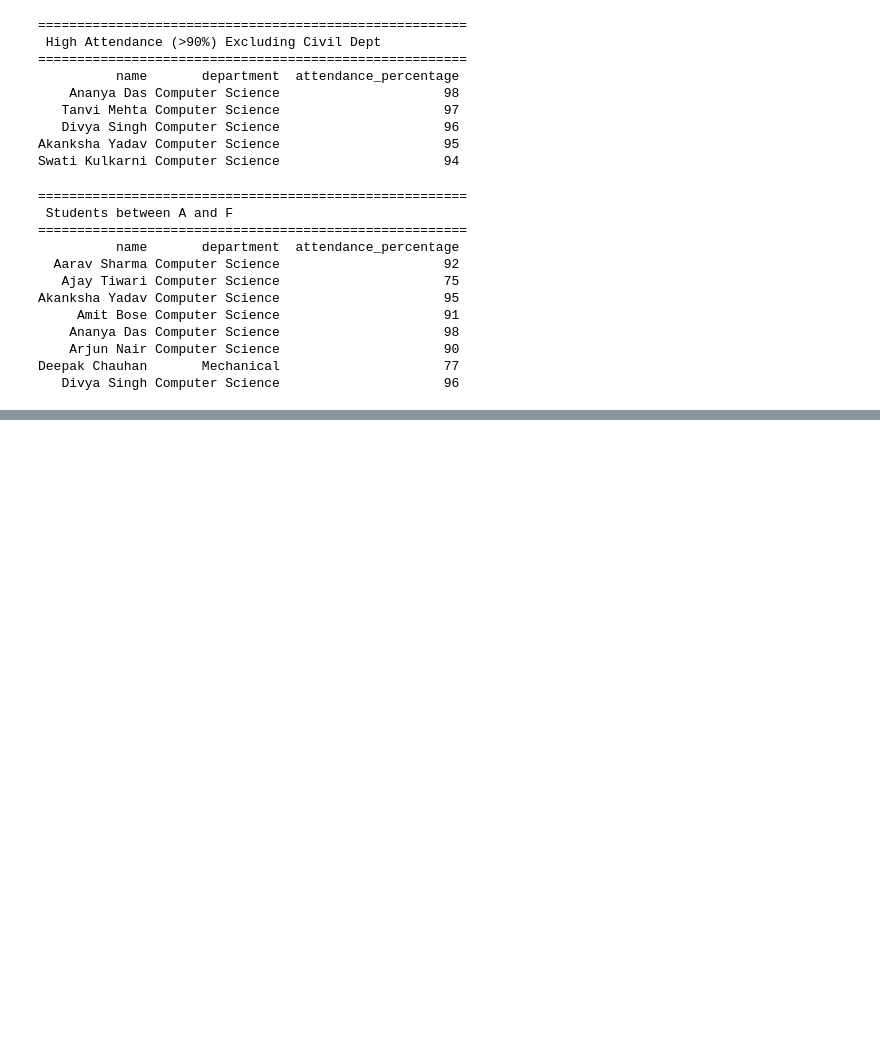
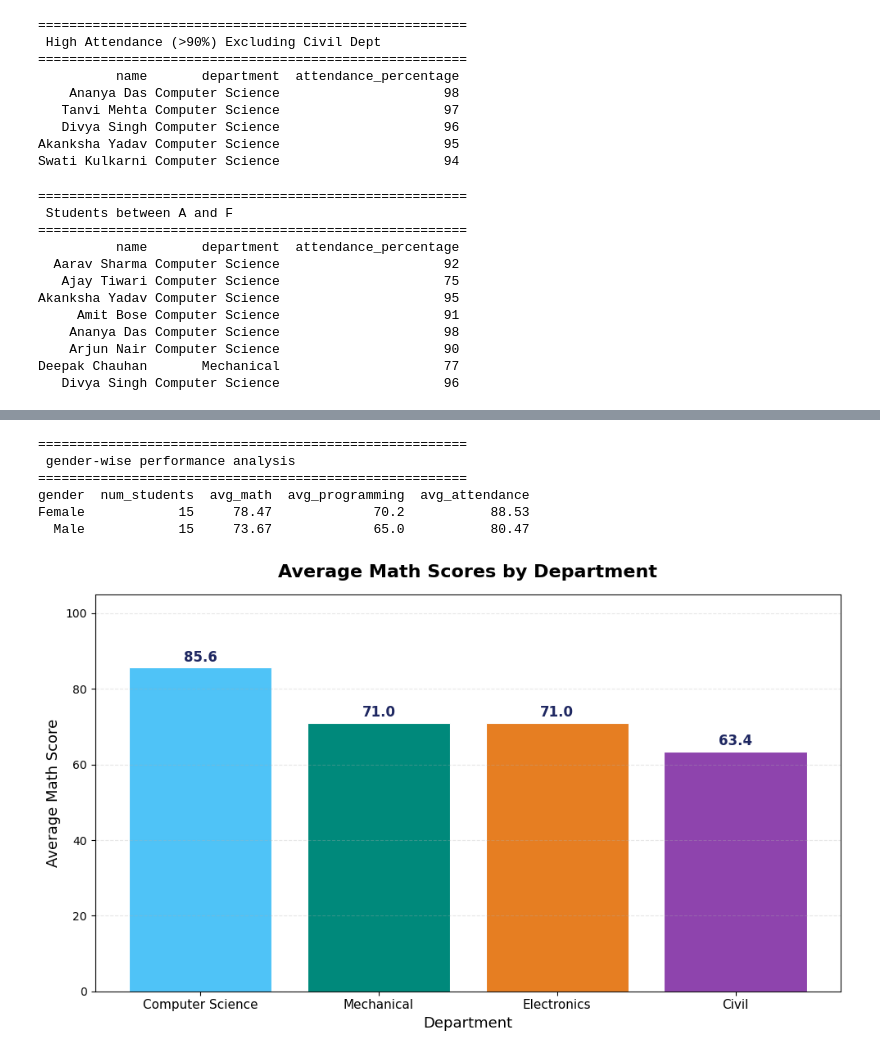
Before and after one commit to PRAJEENS2024/prajeen-codeboosters-2026, a Jupyter notebook: Day2/Day_2.ipynb, the cells around one changed output, grey strips where cells are left out. Cells and saved outputs as stored; diff of their text form; code cells hidden in the pictures; blank space fills up the shorter version.

```diff
--- a/Day2/Day_2.ipynb
+++ b/Day2/Day_2.ipynb
@@ -187,0 +231,64 @@ Deepak Chauhan       Mechanical                     77
+# %%
+# sql query - gender-wise performance analysis
+
+query7 = """
+  SELECT
+    gender,
+    count(*) AS num_students,
+    round(avg(math_score), 2) AS avg_math,
+    round(avg(programming_score), 2) AS avg_programming,
+    round(avg(attendance_percentage), 2) AS avg_attendance
+  FROM students
+  GROUP BY gender
+  """
+result7= run_query(query7, "gender-wise performance analysis")
+# %% [output]
+=======================================================
+ gender-wise performance analysis
+=======================================================
+gender  num_students  avg_math  avg_programming  avg_attendance
+Female            15     78.47             70.2           88.53
+  Male            15     73.67             65.0           80.47
+# %%
+#Get data using SQL
+chart1_sql = """
+SELECT department, ROUND(AVG(math_score), 2) AS avg_math
+FROM students
+GROUP BY department
+ORDER BY avg_math DESC
+"""
+
+chart1_data = pd.read_sql_query(chart1_sql, conn)
+
+
+#Create thr bar chart
+fig, ax = plt.subplots(figsize=(10, 6))
+
+bar_color = ['#4FC3F7','#00897B','#E67E22','#8E44AD']
+
+bars = ax.bar(chart1_data['department'], chart1_data['avg_math'], color=bar_color, edgecolor = 'white', linewidth = 0.8)
+
+for bar in bars:
+    height = bar.get_height()
+    ax.text(
+        bar.get_x() + bar.get_width() / 2,
+        height + 0.8,
+        f'{height:.1f}',
+        ha='center',
+        va='bottom',
+        fontsize=12,
+        fontweight = 'bold',
+        color='#1E2761'
+    )
+
+ax.set_title('Average Math Scores by Department', fontsize=16, fontweight='bold', pad = 15)
+ax.set_xlabel('Department', fontsize = 13)
+ax.set_ylabel('Average Math Score', fontsize = 13)
+ax.set_ylim(0,105)
+ax.tick_params(axis='x', labelsize = 11)
+ax.grid(axis='y', alpha = 0.3, linestyle ='--')
+
+plt.tight_layout()
+plt.show()
+# %% [output]
+[figure, added]
```
Also changed, not shown: parts of 4 cells of this notebook.
